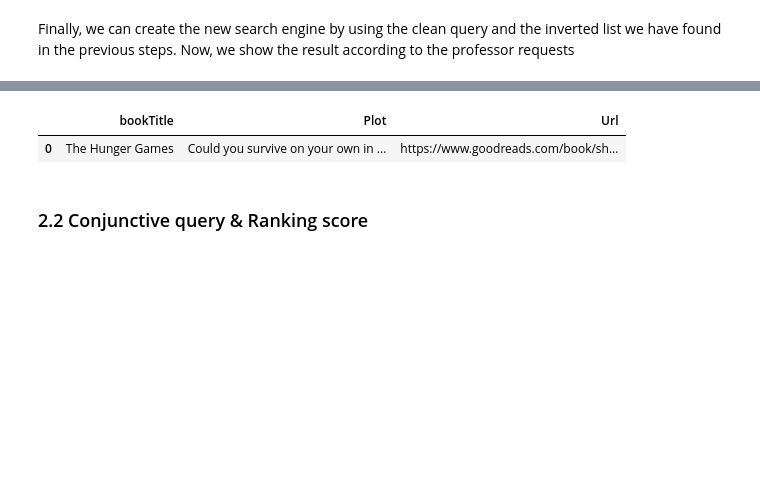
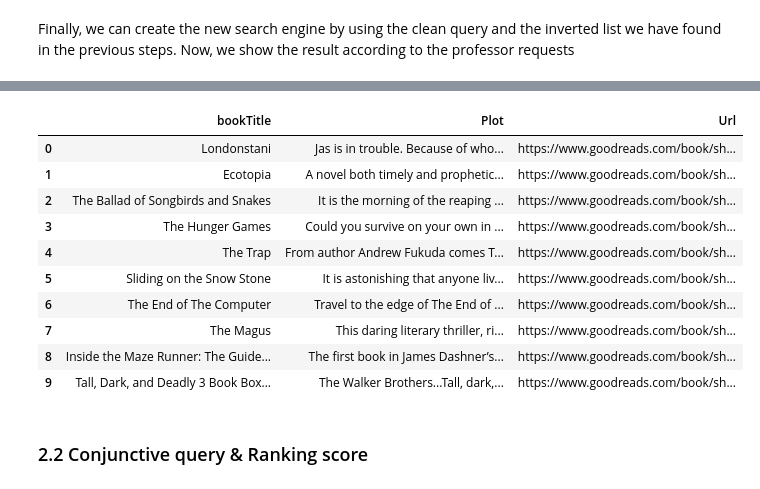
Before and after one commit to Jeremy98-alt/ADM-HW3, a Jupyter notebook: ADM-HW3-Updated.ipynb, the cells around one changed output, grey strips where cells are left out. Cells and saved outputs as stored; diff of their text form; code cells hidden in the pictures; blank space fills up the shorter version.

```diff
--- a/ADM-HW3-Updated.ipynb
+++ b/ADM-HW3-Updated.ipynb
@@ -86,7 +86,7 @@ The vocabulary is needed for creating the inverted list as a dictionary and at t
 
 at this time cleaning the df_copy dataset in order to have the vocabulary based on "Plot" column.
 # %%
-df_copy = functions.cleaningDataset(df[0:50].copy()) # useful to obtain the vocabulary for each token
+df_copy = functions.cleaningDataset(df.copy()) # useful to obtain the vocabulary for each token
 # %% [markdown]
 After cleaning the dataset with apposite bag of words method, we create the vocabulary
 # %%
@@ -141,8 +139,17 @@ vocabulary
 # %%
-functions.search_engine1(cleanQString, 'inv_lst.csv', vocabulary, df_copy, df)
+functions.search_engine1(cleanQString, 'inv_lst1.csv', vocabulary, df_copy, df).head(10)
 # %% [output]
 |  | bookTitle | Plot | Url |
-| 0 | The Hunger Games | Could you survive on your own in ... | https://www.goodreads.com/book/sh... |
+| 0 | Londonstani | Jas is in trouble. Because of who... | https://www.goodreads.com/book/sh... |
+| 1 | Ecotopia | A novel both timely and prophetic... | https://www.goodreads.com/book/sh... |
+| 2 | The Ballad of Songbirds and Snakes | It is the morning of the reaping ... | https://www.goodreads.com/book/sh... |
+| 3 | The Hunger Games | Could you survive on your own in ... | https://www.goodreads.com/book/sh... |
+| 4 | The Trap | From author Andrew Fukuda comes T... | https://www.goodreads.com/book/sh... |
+| 5 | Sliding on the Snow Stone | It is astonishing that anyone liv... | https://www.goodreads.com/book/sh... |
+| 6 | The End of The Computer | Travel to the edge of The End of ... | https://www.goodreads.com/book/sh... |
+| 7 | The Magus | This daring literary thriller, ri... | https://www.goodreads.com/book/sh... |
+| 8 | Inside the Maze Runner: The Guide... | The first book in James Dashner’s... | https://www.goodreads.com/book/sh... |
+| 9 | Tall, Dark, and Deadly 3 Book Box... | The Walker Brothers...Tall, dark,... | https://www.goodreads.com/book/sh... |
 # %% [markdown]
 ### 2.2 Conjunctive query & Ranking score
 # %% [markdown]
```
Also changed, not shown: parts of 7 cells of this notebook, 1 other file.
